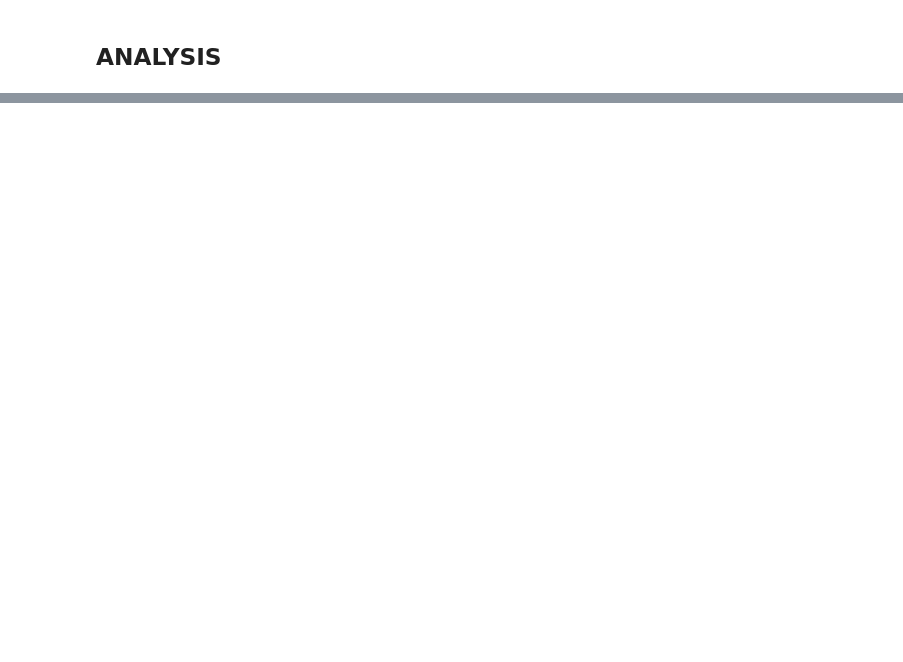
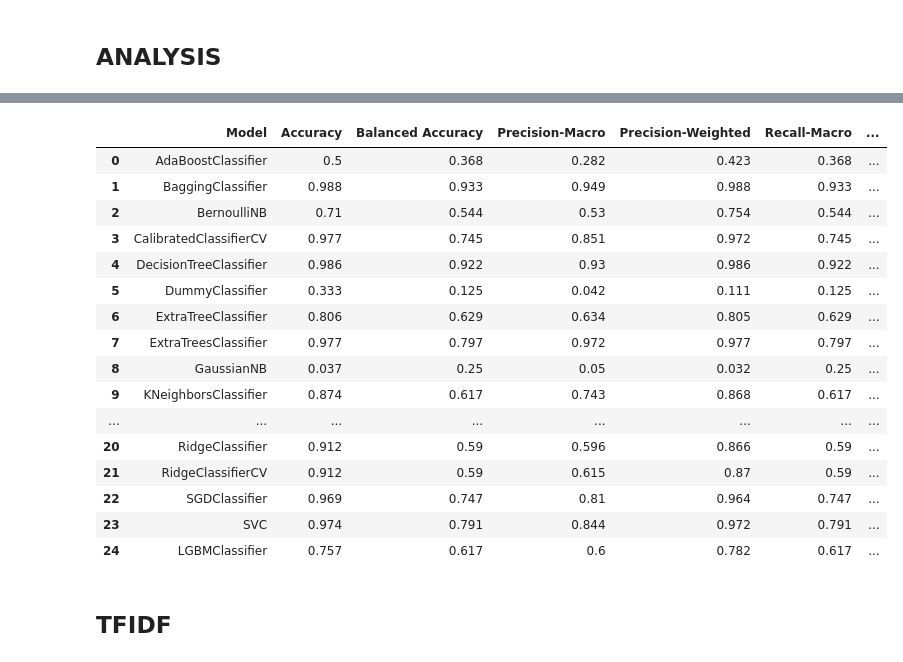
Before and after one commit to robertodr01/Ethical-NLP, a Jupyter notebook: results-analysis.ipynb, the cells around one changed output, grey strips where cells are left out. Drawn from its saved outputs; the diff is of its cells as text; code cells hidden in the pictures; blank space fills up the shorter version.

```diff
--- a/results-analysis.ipynb
+++ b/results-analysis.ipynb
@@ -924,0 +1057,4 @@ w2c
+# %%
+df = pd.read_excel("results/10-Fold-BERT-all.xlsx")
+del df['Unnamed: 0']
+df
@@ -924,0 +1075,3 @@ w2c
+# %%
+models = df['Model'].copy()[:25].to_list()
+models
@@ -924,0 +1096,21 @@ w2c
+# %%
+result = get_avg_folds(df, models)
+result
+# %% [output]
+|  | Model | Accuracy | Balanced Accuracy | Precision-Macro | Precision-Weighted | Recall-Macro | ... |
+| 0 | AdaBoostClassifier | 0.5 | 0.368 | 0.282 | 0.423 | 0.368 | ... |
+| 1 | BaggingClassifier | 0.988 | 0.933 | 0.949 | 0.988 | 0.933 | ... |
+| 2 | BernoulliNB | 0.71 | 0.544 | 0.53 | 0.754 | 0.544 | ... |
+| 3 | CalibratedClassifierCV | 0.977 | 0.745 | 0.851 | 0.972 | 0.745 | ... |
+| 4 | DecisionTreeClassifier | 0.986 | 0.922 | 0.93 | 0.986 | 0.922 | ... |
+| 5 | DummyClassifier | 0.333 | 0.125 | 0.042 | 0.111 | 0.125 | ... |
+| 6 | ExtraTreeClassifier | 0.806 | 0.629 | 0.634 | 0.805 | 0.629 | ... |
+| 7 | ExtraTreesClassifier | 0.977 | 0.797 | 0.972 | 0.977 | 0.797 | ... |
+| 8 | GaussianNB | 0.037 | 0.25 | 0.05 | 0.032 | 0.25 | ... |
+| 9 | KNeighborsClassifier | 0.874 | 0.617 | 0.743 | 0.868 | 0.617 | ... |
+| ... | ... | ... | ... | ... | ... | ... | ... |
+| 20 | RidgeClassifier | 0.912 | 0.59 | 0.596 | 0.866 | 0.59 | ... |
+| 21 | RidgeClassifierCV | 0.912 | 0.59 | 0.615 | 0.87 | 0.59 | ... |
+| 22 | SGDClassifier | 0.969 | 0.747 | 0.81 | 0.964 | 0.747 | ... |
+| 23 | SVC | 0.974 | 0.791 | 0.844 | 0.972 | 0.791 | ... |
+| 24 | LGBMClassifier | 0.757 | 0.617 | 0.6 | 0.782 | 0.617 | ... |
@@ -924,0 +1119,2 @@ w2c
+# %% [markdown]
+## TFIDF
```
Also changed, not shown: parts of 30 cells of this notebook, 18 other files.
